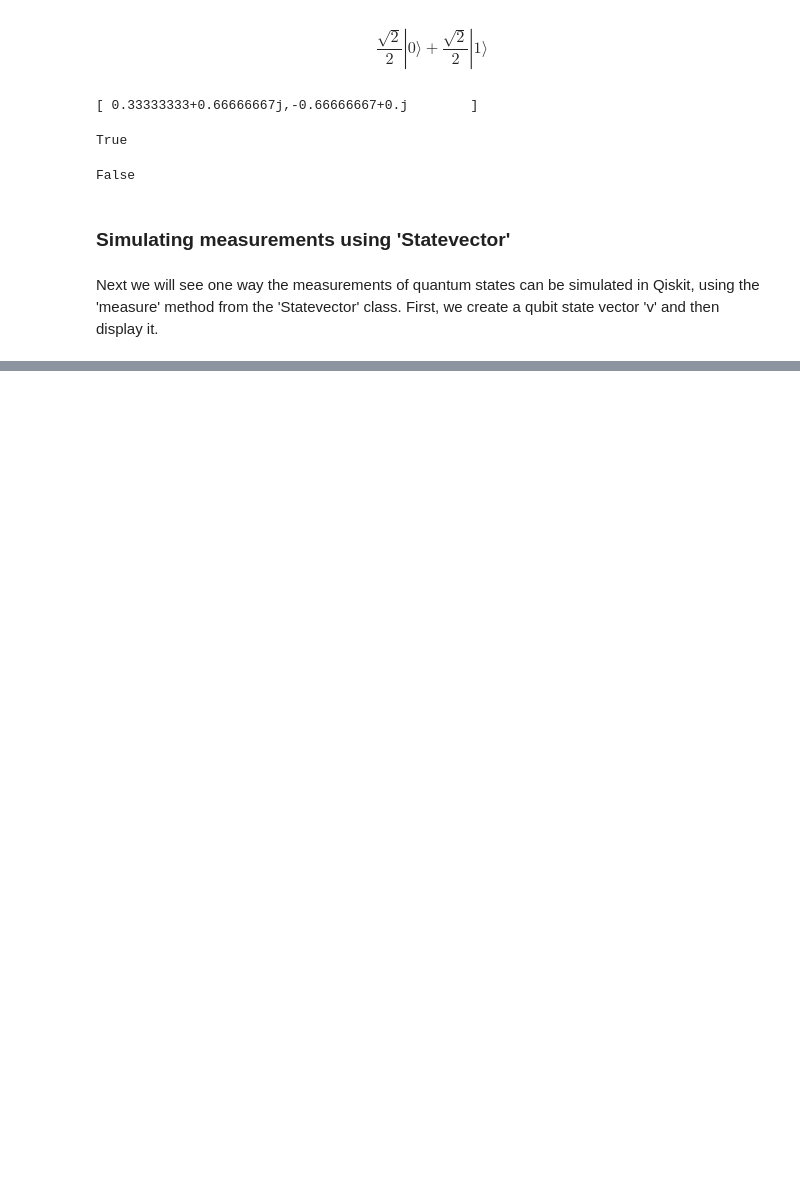
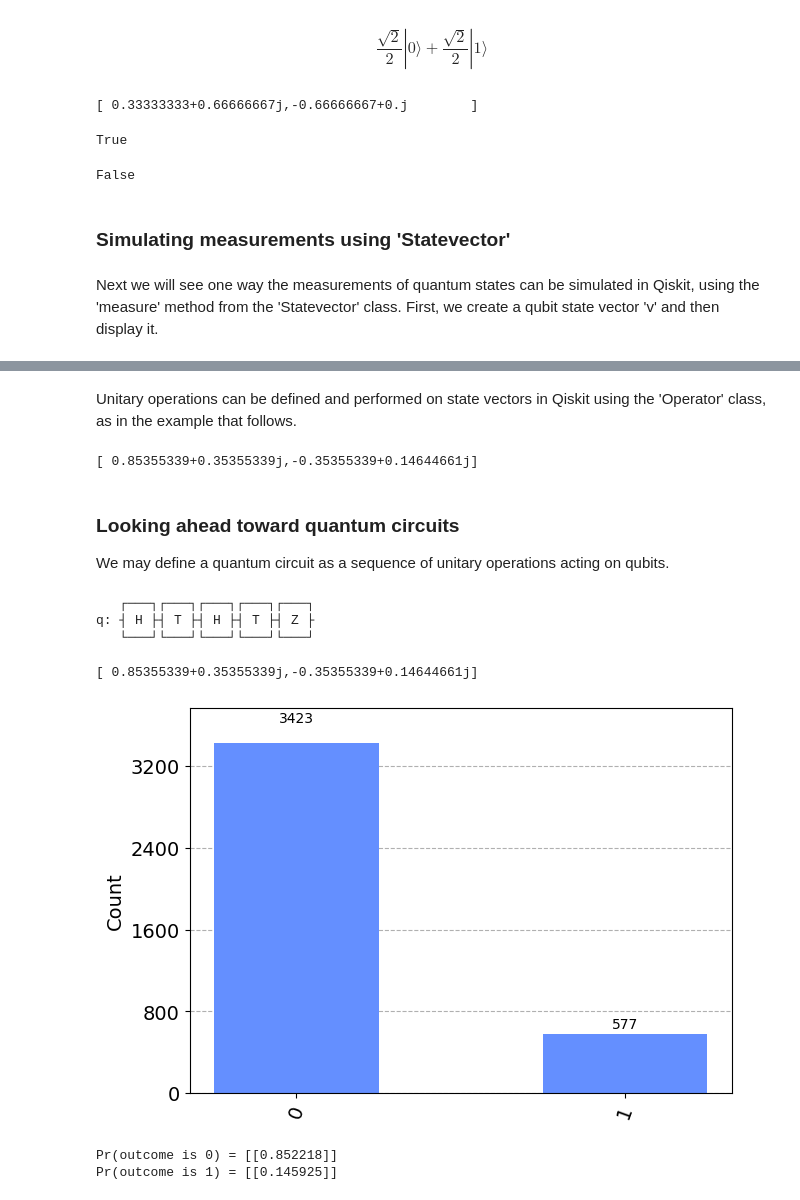
Before and after one commit to gfantonib/quantum, a Jupyter notebook: lesson_1_single_systems/03_qiskit_examples.ipynb, the cells around one changed output, grey strips where cells are left out. Saved outputs shown, nothing was run; the diff lists cells and outputs as text; code cells hidden in the pictures; blank space fills up the shorter version.

```diff
--- a/lesson_1_single_systems/03_qiskit_examples.ipynb
+++ b/lesson_1_single_systems/03_qiskit_examples.ipynb
@@ -99,0 +102,72 @@ plot_histogram(statistics)
+# %% [markdown]
+Unitary operations can be defined and performed on state vectors in Qiskit using the 'Operator' class, as in the example that follows.
+# %%
+from qiskit.quantum_info import Operator
+
+X = Operator([[0, 1], [1, 0]])
+Y = Operator([[0, -1.0j], [1.0j, 0]])
+Z = Operator([[1, 0], [0, -1]])
+H = Operator([[1 / sqrt(2), 1 / sqrt(2)], [1 / sqrt(2), -1 / sqrt(2)]])
+S = Operator([[1, 0], [0, 1.0j]])
+T = Operator([[1, 0], [0, (1 + 1.0j) / sqrt(2)]])
+
+v = Statevector([1, 0])
+
+v = v.evolve(H)
+v = v.evolve(T)
+v = v.evolve(H)
+v = v.evolve(T)
+v = v.evolve(Z)
+
+v.draw("text")
+# %% [output]
+[ 0.85355339+0.35355339j,-0.35355339+0.14644661j]
+# %% [markdown]
+### Looking ahead toward quantum circuits
+
+We may define a quantum circuit as a sequence of unitary operations acting on qubits.
+# %%
+from qiskit import QuantumCircuit
+
+circuit = QuantumCircuit(1)
+
+circuit.h(0)
+circuit.t(0)
+circuit.h(0)
+circuit.t(0)
+circuit.z(0)
+
+circuit.draw()
+# %% [output]
+   ┌───┐┌───┐┌───┐┌───┐┌───┐
+q: ┤ H ├┤ T ├┤ H ├┤ T ├┤ Z ├
+   └───┘└───┘└───┘└───┘└───┘
+# %%
+ket0 = Statevector([1, 0])
+v = ket0.evolve(circuit)
+v.draw("text")
+# %% [output]
+[ 0.85355339+0.35355339j,-0.35355339+0.14644661j]
+# %%
+statistics = v.sample_counts(4000)
+plot_histogram(statistics)
+# %% [output]
+[figure, added]
+# %%
+# Checking the result
+
+# Calculate the probability of the state vector to be 0:
+
+bra_0 = array([[1, 0]])
+bra_1 = array([[0, 1]])
+
+V = array([[0.853 + 0.353j],
+			  [-0.353+0.146j]])
+pr_0 = abs(matmul(bra_0, V))**2
+pr_1 = abs(matmul(bra_1, V))**2
+
+print(f"Pr(outcome is 0) = {pr_0}")
+print(f"Pr(outcome is 1) = {pr_1}")
+# %% [output]
+Pr(outcome is 0) = [[0.852218]]
+Pr(outcome is 1) = [[0.145925]]
```
Also changed, not shown: parts of 3 cells of this notebook, 1 other file.
